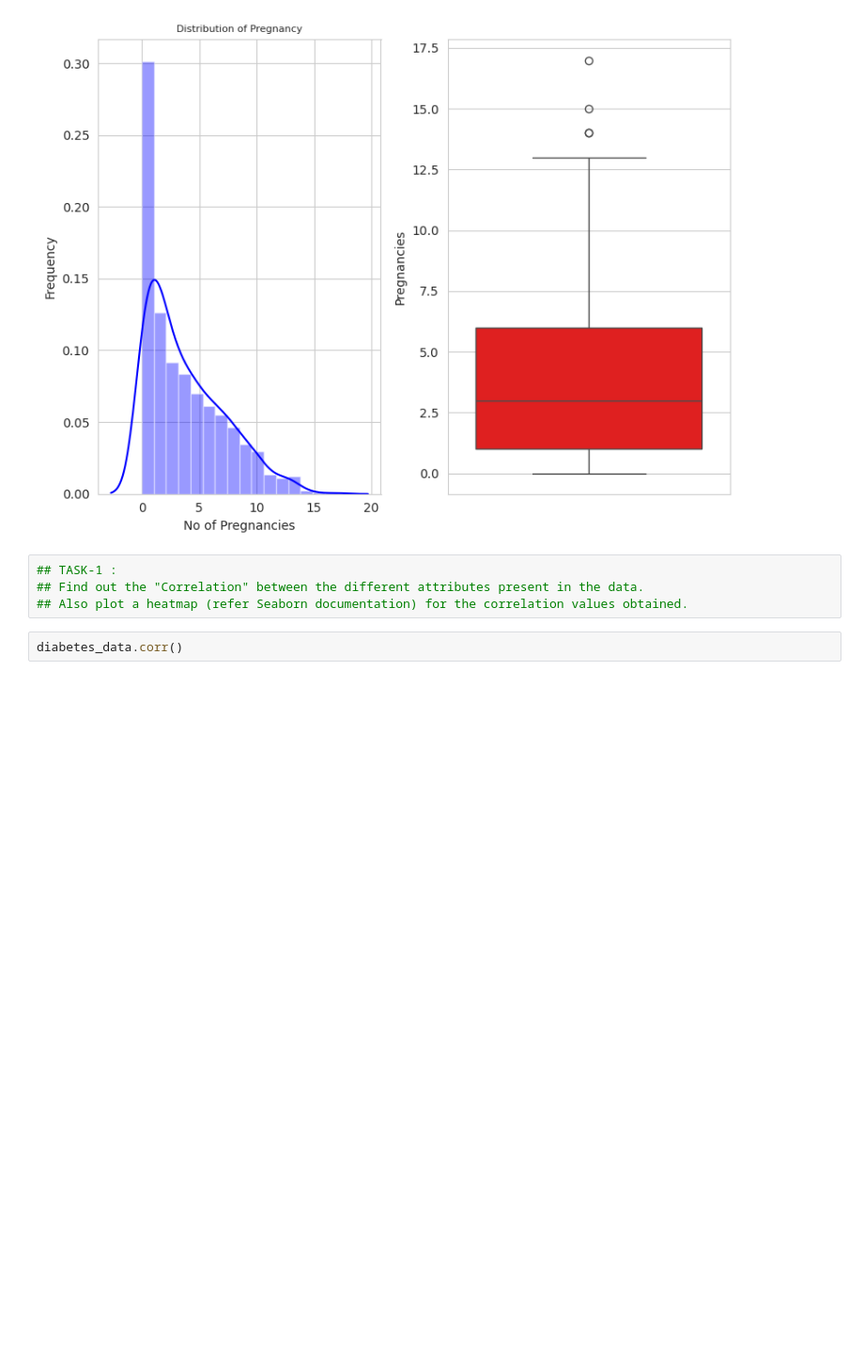
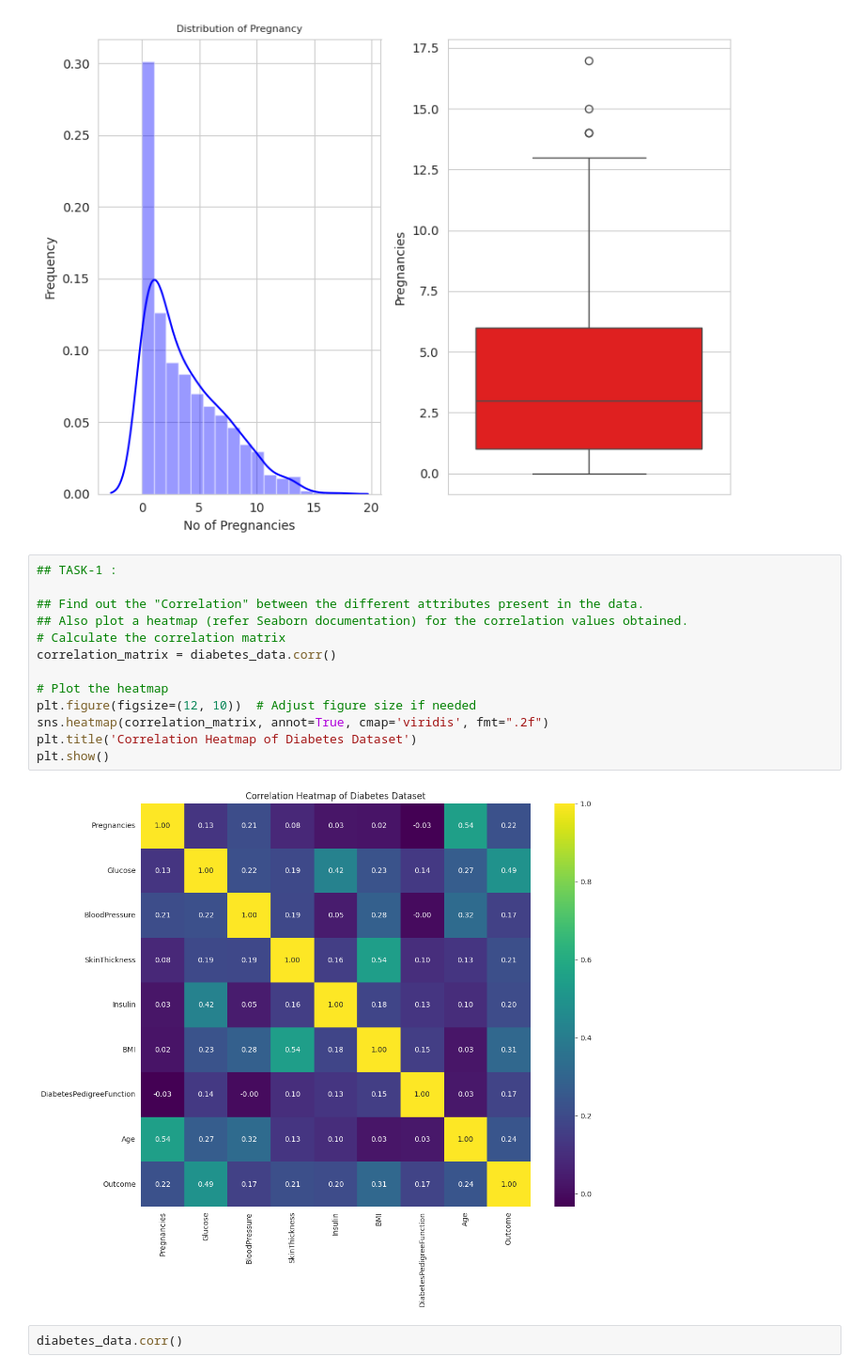
Before and after one commit to veeralakshmi-coder/FMML-2024, a Jupyter notebook: Copy_of_Mod3_project.ipynb, the cells around one changed output. Shown at 94% size. Drawn from its saved outputs; the diff is of its cells as text; blank space fills up the shorter version.

```diff
--- a/Copy_of_Mod3_project.ipynb
+++ b/Copy_of_Mod3_project.ipynb
@@ -112,8 +112,19 @@ plt.tight_layout()
 [figure]
 # %%
 ## TASK-1 :
+
 ## Find out the "Correlation" between the different attributes present in the data.
 ## Also plot a heatmap (refer Seaborn documentation) for the correlation values obtained.
+# Calculate the correlation matrix
+correlation_matrix = diabetes_data.corr()
+
+# Plot the heatmap
+plt.figure(figsize=(12, 10))  # Adjust figure size if needed
+sns.heatmap(correlation_matrix, annot=True, cmap='viridis', fmt=".2f")
+plt.title('Correlation Heatmap of Diabetes Dataset')
+plt.show()
+# %% [output]
+[figure, added]
 # %%
 diabetes_data.corr()
 # %% [output]
```
Also changed, not shown: parts of 20 cells of this notebook.
